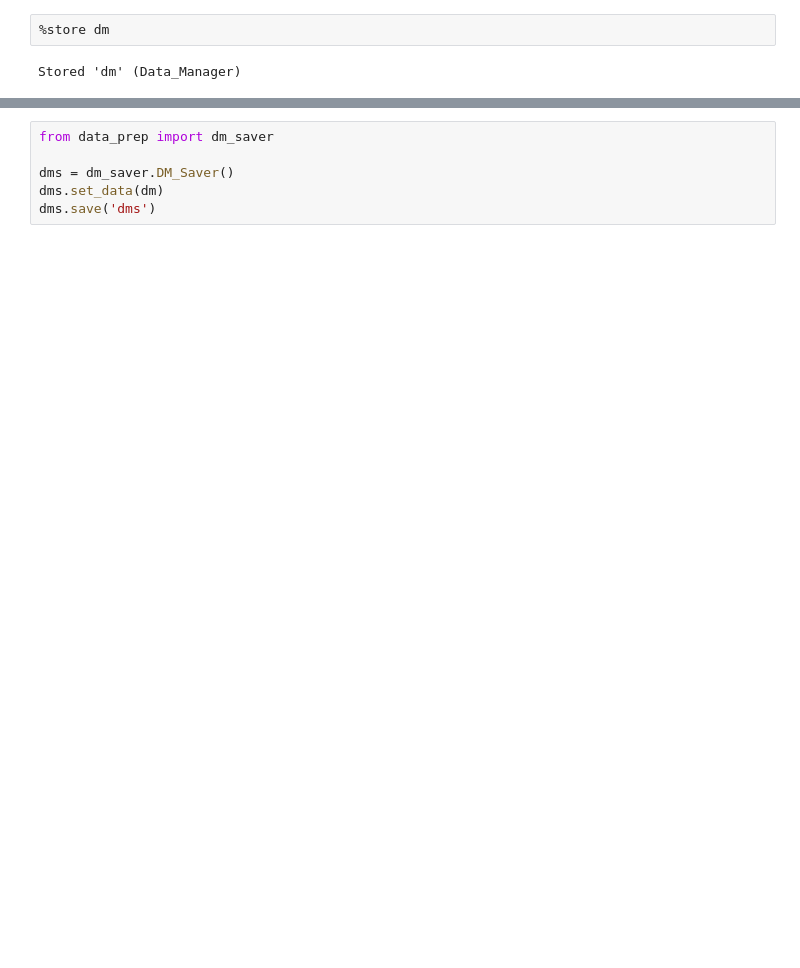
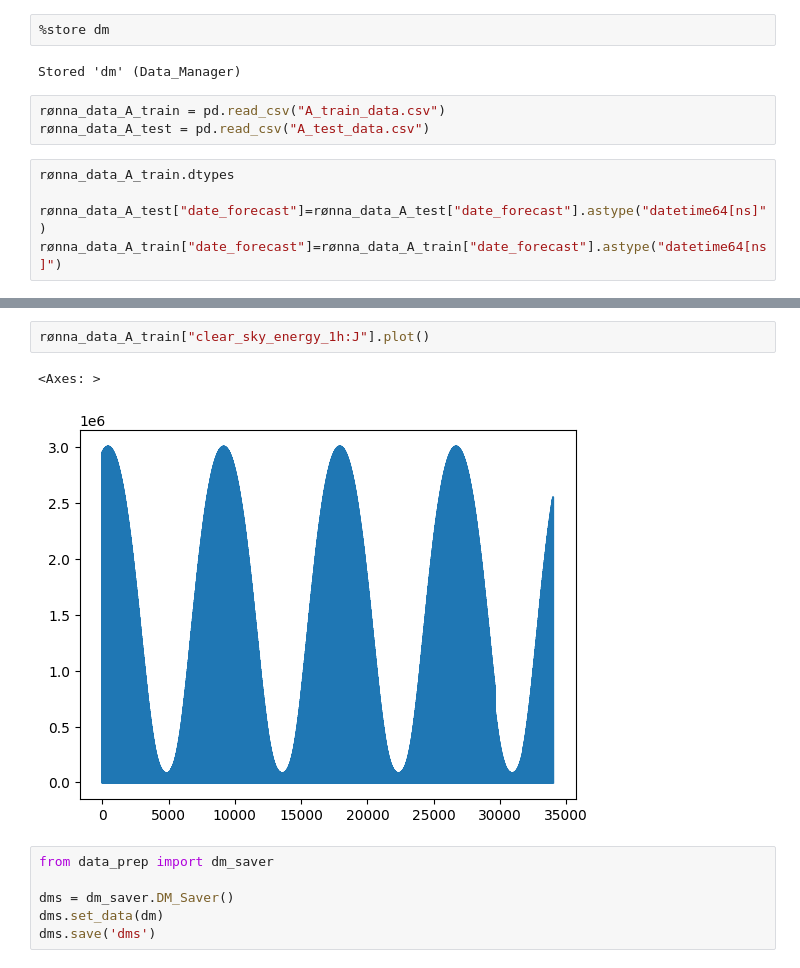
Before and after one commit to nasols/TDT4174-Machine-Learning, a Jupyter notebook: jonas_data_prep.ipynb, the cells around one changed output, grey strips where cells are left out. Saved outputs shown, nothing was run; the diff lists cells and outputs as text; blank space fills up the shorter version.

```diff
--- a/jonas_data_prep.ipynb
+++ b/jonas_data_prep.ipynb
@@ -795,3 +818,11 @@ dm.data
 %store dm
 # %% [output]
 Stored 'dm' (Data_Manager)
+# %%
+rønna_data_A_train = pd.read_csv("A_train_data.csv")
+rønna_data_A_test = pd.read_csv("A_test_data.csv")
+# %%
+rønna_data_A_train.dtypes
+
+rønna_data_A_test["date_forecast"]=rønna_data_A_test["date_forecast"].astype("datetime64[ns]")
+rønna_data_A_train["date_forecast"]=rønna_data_A_train["date_forecast"].astype("datetime64[ns]")
@@ -798,3 +870,8 @@ Stored 'dm' (Data_Manager)
+# %%
+rønna_data_A_train["clear_sky_energy_1h:J"].plot()
+# %% [output]
+<Axes: >
+[figure, added]
 # %%
 from data_prep import dm_saver
 
```
Also changed, not shown: parts of 17 cells of this notebook, 9 other files.
